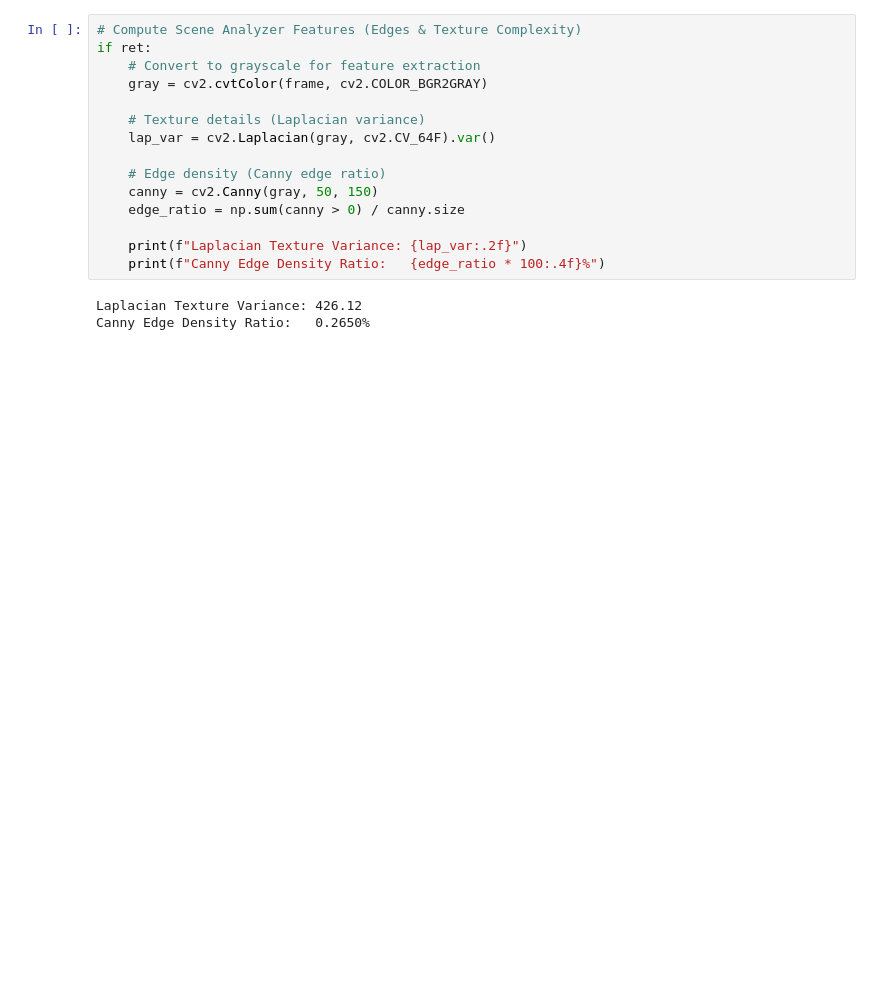
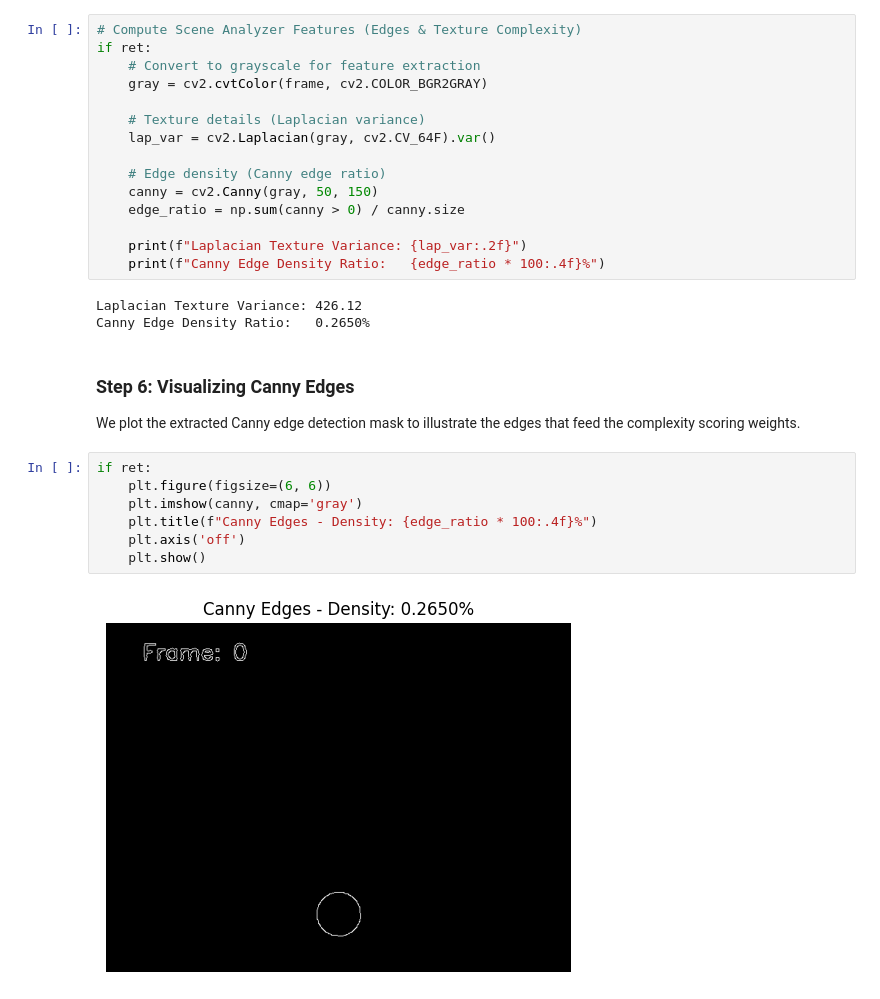
Before and after one commit to AbishekR05/AdaptiveSR, a Jupyter notebook: notebook/Phase1/preprocessing.ipynb, the cells around one changed output. Cells and saved outputs as stored; diff of their text form; blank space fills up the shorter version.

```diff
--- a/notebook/Phase1/preprocessing.ipynb
+++ b/notebook/Phase1/preprocessing.ipynb
@@ -91,3 +114,15 @@ if ret:
 # %% [output]
 Laplacian Texture Variance: 426.12
 Canny Edge Density Ratio:   0.2650%
+# %% [markdown]
+### Step 6: Visualizing Canny Edges
+We plot the extracted Canny edge detection mask to illustrate the edges that feed the complexity scoring weights.
+# %%
+if ret:
+    plt.figure(figsize=(6, 6))
+    plt.imshow(canny, cmap='gray')
+    plt.title(f"Canny Edges - Density: {edge_ratio * 100:.4f}%")
+    plt.axis('off')
+    plt.show()
+# %% [output]
+[figure, added]
```
Also changed, not shown: parts of 4 cells of this notebook.
